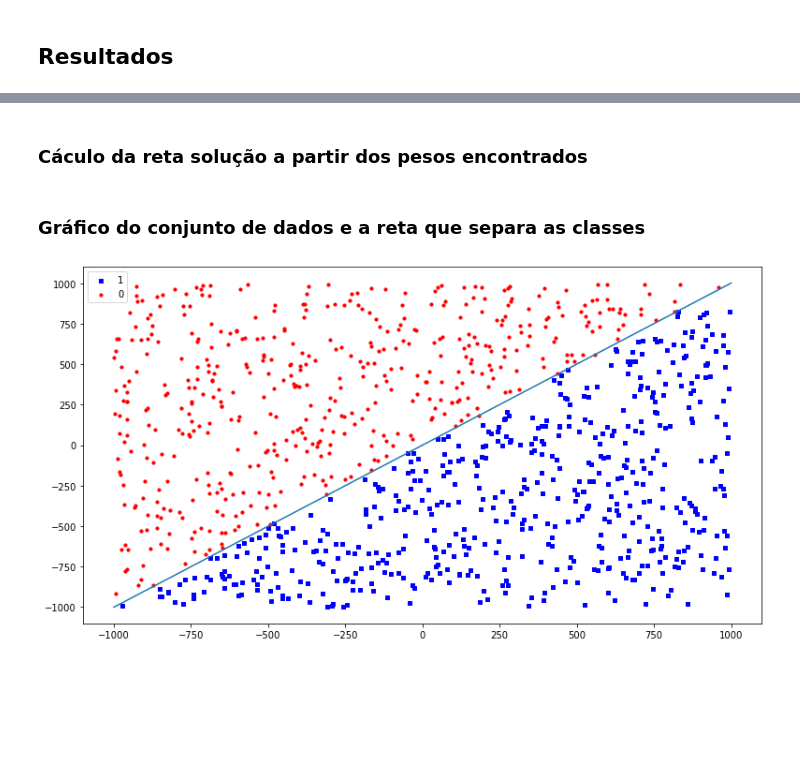
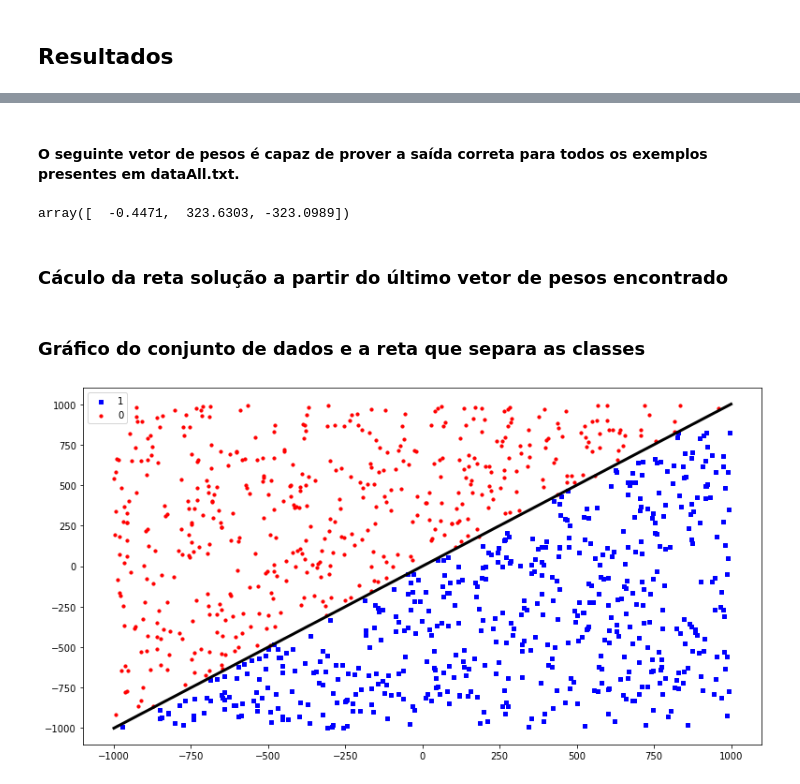
Before and after one commit to userddssilva/Perceptron-PP2-RNA2020.1, a Jupyter notebook: notebooks/Parte 1.ipynb, the cells around one changed output, grey strips where cells are left out. Drawn from its saved outputs; the diff is of its cells as text; code cells hidden in the pictures; blank space fills up the shorter version.

```diff
--- a/notebooks/Parte 1.ipynb
+++ b/notebooks/Parte 1.ipynb
@@ -43,7 +49,8 @@ print(dataAll)
 # %% [markdown]
 #### Assim como na especificação da atividade será utilizada uma função degrau com valor de theta igual a 0 e uma taxa de aprendizado = 0,1 e também um viés.
 # %%
-theta = 0
+theta = 0.0
 n = 0.1
-bias = -1
+bias = -1.0
+perceptron = Perceptron_general(theta, n, bias)
 # %% [markdown]
@@ -118,0 +65,2 @@ Número total de ajustes do vetor de pesos: 217
+# %%
+perceptron.fit(dataAll)
@@ -124,37 +90,44 @@ Número total de ajustes do vetor de pesos: 217
+# %% [markdown]
+#### O seguinte vetor de pesos é capaz de prover a saída correta para todos os exemplos presentes em dataAll.txt.
+# %%
+weights = perceptron.getWeights()
+weights
+# %% [output]
+array([  -0.4471,  323.6303, -323.0989])
 # %% [markdown]
-### Cáculo da reta solução a partir dos pesos encontrados
+### Cáculo da reta solução a partir do último vetor de pesos encontrado
 # %%
 #Equação da reta: x2 = (weights[0]/weights[2]) - (weights[1]/weights[2])*x1
 
 #Encontrando dois pontos para obter a reta
 
 #para x1 igual a 1000:
-x2_1 = weights[0]/weights[2] - (weights[1]/weights[2])*1000
+x2_1 = weights[0]/weights[2] - (weights[1]/weights[2])*(1000.0)
 
 #para x1 igual a -1000:
-x2_2 = weights[0]/weights[2] - (weights[1]/weights[2])*(-1000)
+x2_2 = weights[0]/weights[2] - (weights[1]/weights[2])*(-1000.0)
 # %% [markdown]
 ### Gráfico do conjunto de dados e a reta que separa as classes
 # %%
 
 plt.figure(figsize=(13, 7))
 x_b = []
 y_b = []
 x_r = []
 y_r = []
 for example in dataAll:
     if example[2] == 1.0:
         x_b.append(example[0])
         y_b.append(example[1])
     if example[2] == 0.0:
         x_r.append(example[0])
         y_r.append(example[1])
 
 size = 10
 plt.scatter(x_b, y_b, s=size, color='b', marker="s", label='1')
 plt.scatter(x_r, y_r, s=size, color='r', marker="o", label='0')
 plt.legend(loc='upper left')
-plt.plot([1000, -1000],[x2_1, x2_2])
+plt.plot([1000, -1000],[x2_1, x2_2], color='black', linewidth=3)
 plt.show()
 # %% [output]
-[figure, old version]
+[figure, new version]
```
Also changed, not shown: parts of 11 cells of this notebook, 1 other file.
